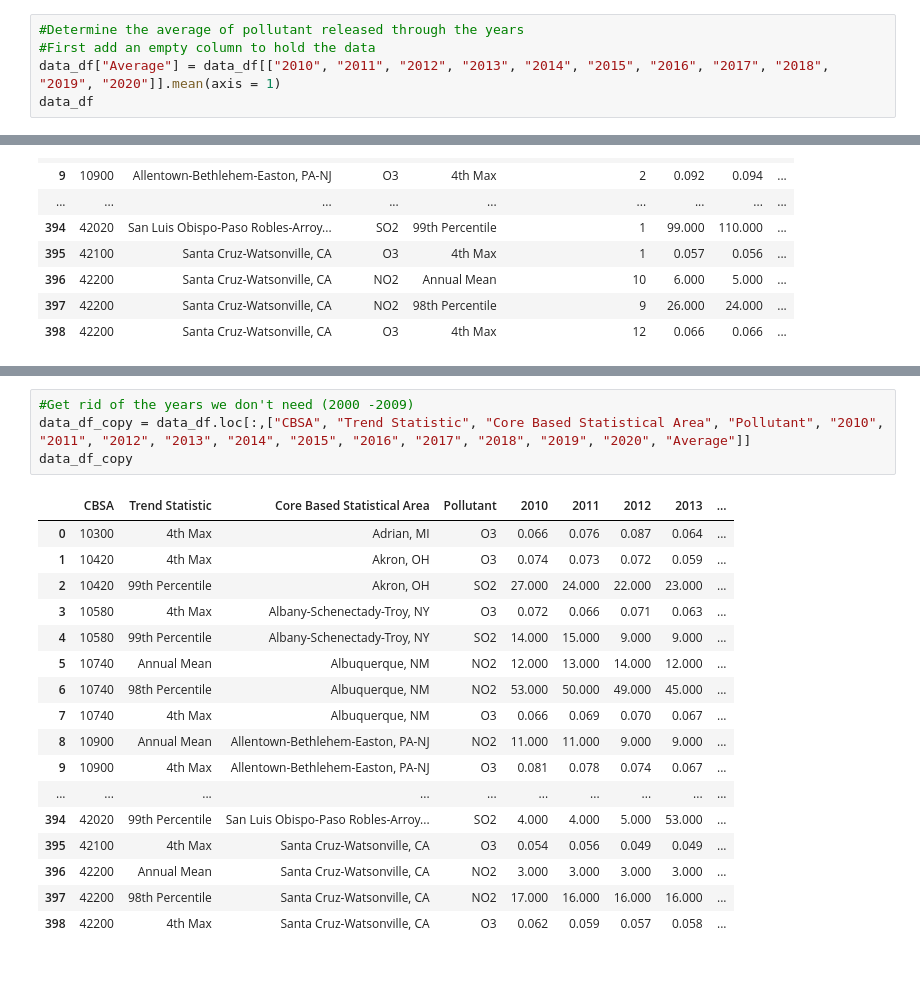
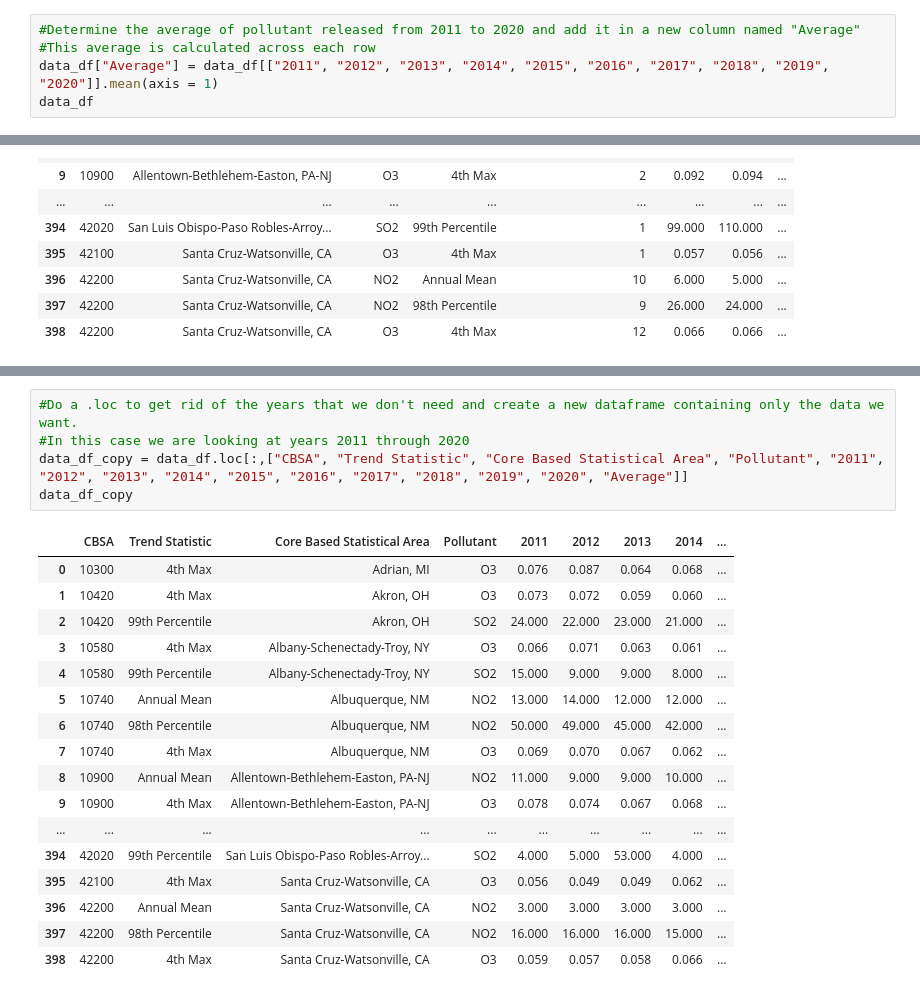
Before and after one commit to diallomt193/America-s-air-quality-analysis, a Jupyter notebook: O3 Analysis.ipynb, the cells around one changed output, grey strips where cells are left out. Saved outputs shown, nothing was run; the diff lists cells and outputs as text.

```diff
--- a/O3 Analysis.ipynb
+++ b/O3 Analysis.ipynb
@@ -32,9 +32,9 @@ data_df
 | 397 | 42200 | Santa Cruz-Watsonville, CA | NO2 | 98th Percentile | 9 | 26.000 | 24.000 | ... |
 | 398 | 42200 | Santa Cruz-Watsonville, CA | O3 | 4th Max | 12 | 0.066 | 0.066 | ... |
 # %%
-#Determine the average of pollutant released through the years
-#First add an empty column to hold the data
-data_df["Average"] = data_df[["2010", "2011", "2012", "2013", "2014", "2015", "2016", "2017", "2018", "2019", "2020"]].mean(axis = 1)
+#Determine the average of pollutant released from 2011 to 2020 and add it in a new column named "Average"
+#This average is calculated across each row
+data_df["Average"] = data_df[["2011", "2012", "2013", "2014", "2015", "2016", "2017", "2018", "2019", "2020"]].mean(axis = 1)
 data_df
 # %% [output]
 |  | CBSA | Core Based Statistical Area | Pollutant | Trend Statistic | Number of Trends Sites | 2000 | 2001 | ... |
@@ -57,25 +73,26 @@ data_df
 # %%
-#Get rid of the years we don't need (2000 -2009)
-data_df_copy = data_df.loc[:,["CBSA", "Trend Statistic", "Core Based Statistical Area", "Pollutant", "2010", "2011", "2012", "2013", "2014", "2015", "2016", "2017", "2018", "2019", "2020", "Average"]]
+#Do a .loc to get rid of the years that we don't need and create a new dataframe containing only the data we want.
+#In this case we are looking at years 2011 through 2020
+data_df_copy = data_df.loc[:,["CBSA", "Trend Statistic", "Core Based Statistical Area", "Pollutant", "2011", "2012", "2013", "2014", "2015", "2016", "2017", "2018", "2019", "2020", "Average"]]
 data_df_copy
 # %% [output]
-|  | CBSA | Trend Statistic | Core Based Statistical Area | Pollutant | 2010 | 2011 | 2012 | 2013 | ... |
-| 0 | 10300 | 4th Max | Adrian, MI | O3 | 0.066 | 0.076 | 0.087 | 0.064 | ... |
-| 1 | 10420 | 4th Max | Akron, OH | O3 | 0.074 | 0.073 | 0.072 | 0.059 | ... |
-| 2 | 10420 | 99th Percentile | Akron, OH | SO2 | 27.000 | 24.000 | 22.000 | 23.000 | ... |
-| 3 | 10580 | 4th Max | Albany-Schenectady-Troy, NY | O3 | 0.072 | 0.066 | 0.071 | 0.063 | ... |
-| 4 | 10580 | 99th Percentile | Albany-Schenectady-Troy, NY | SO2 | 14.000 | 15.000 | 9.000 | 9.000 | ... |
-| 5 | 10740 | Annual Mean | Albuquerque, NM | NO2 | 12.000 | 13.000 | 14.000 | 12.000 | ... |
-| 6 | 10740 | 98th Percentile | Albuquerque, NM | NO2 | 53.000 | 50.000 | 49.000 | 45.000 | ... |
-| 7 | 10740 | 4th Max | Albuquerque, NM | O3 | 0.066 | 0.069 | 0.070 | 0.067 | ... |
-| 8 | 10900 | Annual Mean | Allentown-Bethlehem-Easton, PA-NJ | NO2 | 11.000 | 11.000 | 9.000 | 9.000 | ... |
-| 9 | 10900 | 4th Max | Allentown-Bethlehem-Easton, PA-NJ | O3 | 0.081 | 0.078 | 0.074 | 0.067 | ... |
+|  | CBSA | Trend Statistic | Core Based Statistical Area | Pollutant | 2011 | 2012 | 2013 | 2014 | ... |
+| 0 | 10300 | 4th Max | Adrian, MI | O3 | 0.076 | 0.087 | 0.064 | 0.068 | ... |
+| 1 | 10420 | 4th Max | Akron, OH | O3 | 0.073 | 0.072 | 0.059 | 0.060 | ... |
+| 2 | 10420 | 99th Percentile | Akron, OH | SO2 | 24.000 | 22.000 | 23.000 | 21.000 | ... |
+| 3 | 10580 | 4th Max | Albany-Schenectady-Troy, NY | O3 | 0.066 | 0.071 | 0.063 | 0.061 | ... |
+| 4 | 10580 | 99th Percentile | Albany-Schenectady-Troy, NY | SO2 | 15.000 | 9.000 | 9.000 | 8.000 | ... |
+| 5 | 10740 | Annual Mean | Albuquerque, NM | NO2 | 13.000 | 14.000 | 12.000 | 12.000 | ... |
+| 6 | 10740 | 98th Percentile | Albuquerque, NM | NO2 | 50.000 | 49.000 | 45.000 | 42.000 | ... |
+| 7 | 10740 | 4th Max | Albuquerque, NM | O3 | 0.069 | 0.070 | 0.067 | 0.062 | ... |
+| 8 | 10900 | Annual Mean | Allentown-Bethlehem-Easton, PA-NJ | NO2 | 11.000 | 9.000 | 9.000 | 10.000 | ... |
+| 9 | 10900 | 4th Max | Allentown-Bethlehem-Easton, PA-NJ | O3 | 0.078 | 0.074 | 0.067 | 0.068 | ... |
 | ... | ... | ... | ... | ... | ... | ... | ... | ... | ... |
-| 394 | 42020 | 99th Percentile | San Luis Obispo-Paso Robles-Arroy... | SO2 | 4.000 | 4.000 | 5.000 | 53.000 | ... |
-| 395 | 42100 | 4th Max | Santa Cruz-Watsonville, CA | O3 | 0.054 | 0.056 | 0.049 | 0.049 | ... |
+| 394 | 42020 | 99th Percentile | San Luis Obispo-Paso Robles-Arroy... | SO2 | 4.000 | 5.000 | 53.000 | 4.000 | ... |
+| 395 | 42100 | 4th Max | Santa Cruz-Watsonville, CA | O3 | 0.056 | 0.049 | 0.049 | 0.062 | ... |
 | 396 | 42200 | Annual Mean | Santa Cruz-Watsonville, CA | NO2 | 3.000 | 3.000 | 3.000 | 3.000 | ... |
-| 397 | 42200 | 98th Percentile | Santa Cruz-Watsonville, CA | NO2 | 17.000 | 16.000 | 16.000 | 16.000 | ... |
-| 398 | 42200 | 4th Max | Santa Cruz-Watsonville, CA | O3 | 0.062 | 0.059 | 0.057 | 0.058 | ... |
+| 397 | 42200 | 98th Percentile | Santa Cruz-Watsonville, CA | NO2 | 16.000 | 16.000 | 16.000 | 15.000 | ... |
+| 398 | 42200 | 4th Max | Santa Cruz-Watsonville, CA | O3 | 0.059 | 0.057 | 0.058 | 0.066 | ... |
 # %%
 # Check the names of all the columns and see if there are any rows with missing data
 data_df_copy.count()
```
Also changed, not shown: parts of 9 cells of this notebook, 12 other files.
